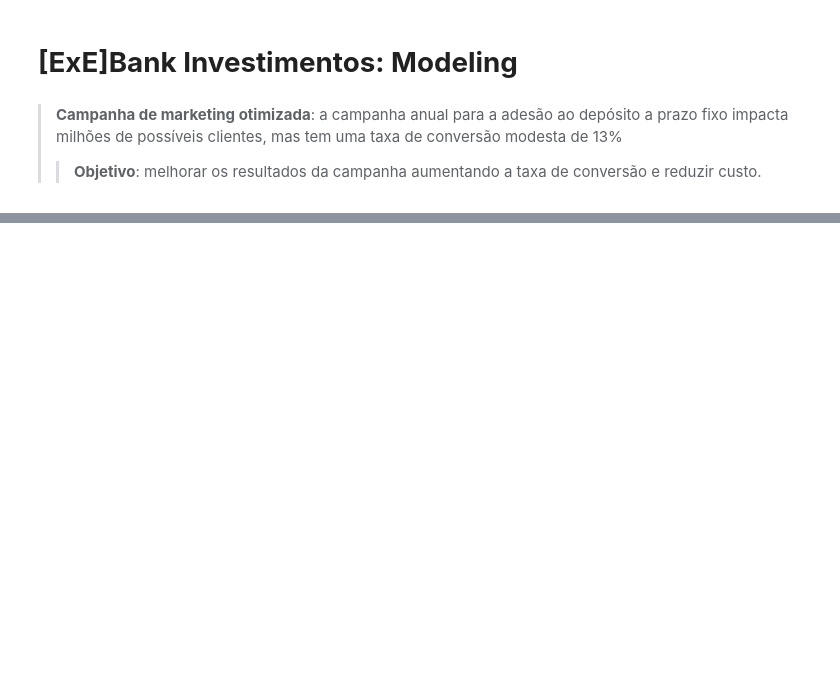
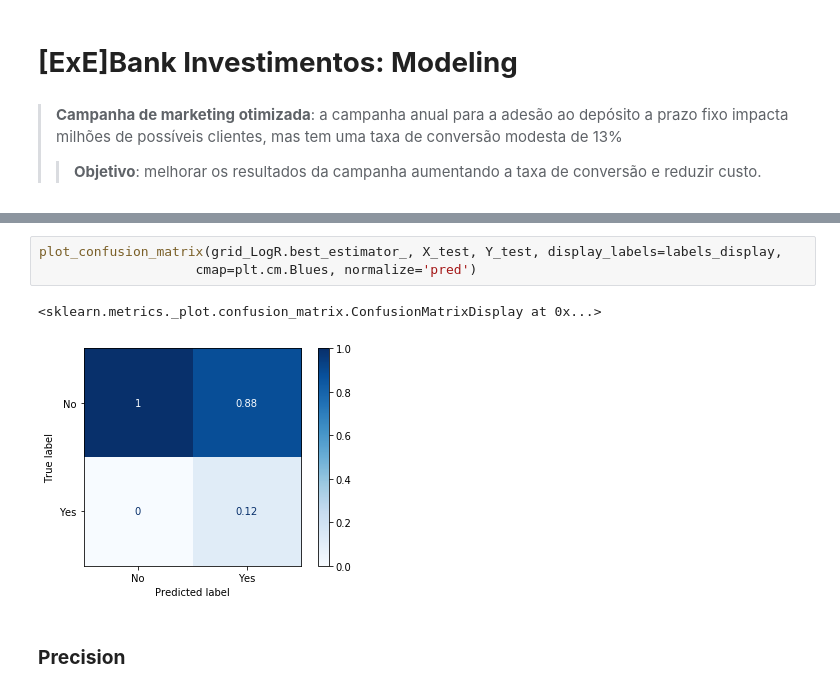
Before and after one commit to andluizsouza/ExE-projects, a Jupyter notebook: ExeBank/ExeBank_Modeling.ipynb, the cells around one changed output, grey strips where cells are left out. Saved outputs shown, nothing was run; the diff lists cells and outputs as text; blank space fills up the shorter version.

```diff
--- a/ExeBank/ExeBank_Modeling.ipynb
+++ b/ExeBank/ExeBank_Modeling.ipynb
@@ -44,0 +94,8 @@ memory usage: 6.6+ MB
+# %%
+plot_confusion_matrix(grid_LogR.best_estimator_, X_test, Y_test, display_labels=labels_display,
+                    cmap=plt.cm.Blues, normalize='pred')
+# %% [output]
+<sklearn.metrics._plot.confusion_matrix.ConfusionMatrixDisplay at 0x...>
+[figure, added]
+# %% [markdown]
+### **Precision**
```
Also changed, not shown: parts of 28 cells of this notebook, 4 other files.
